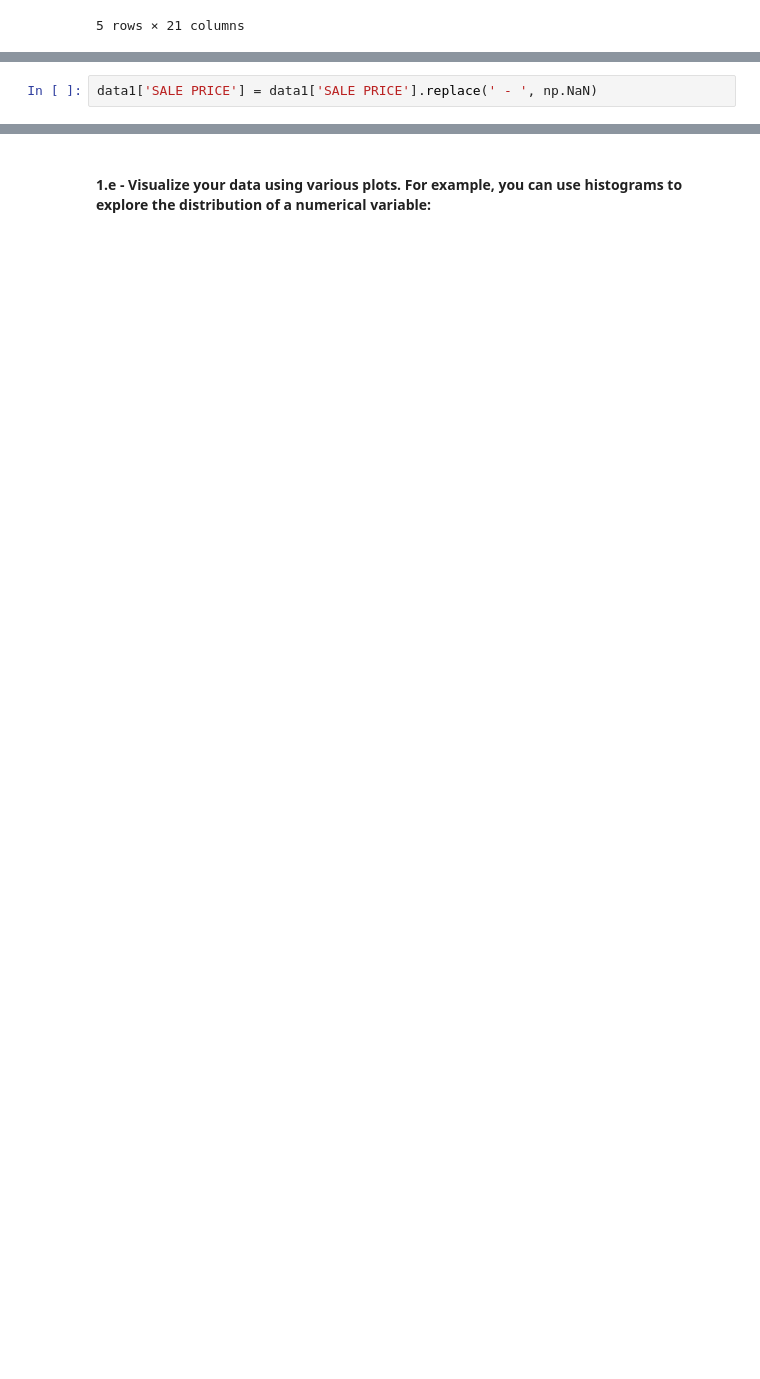
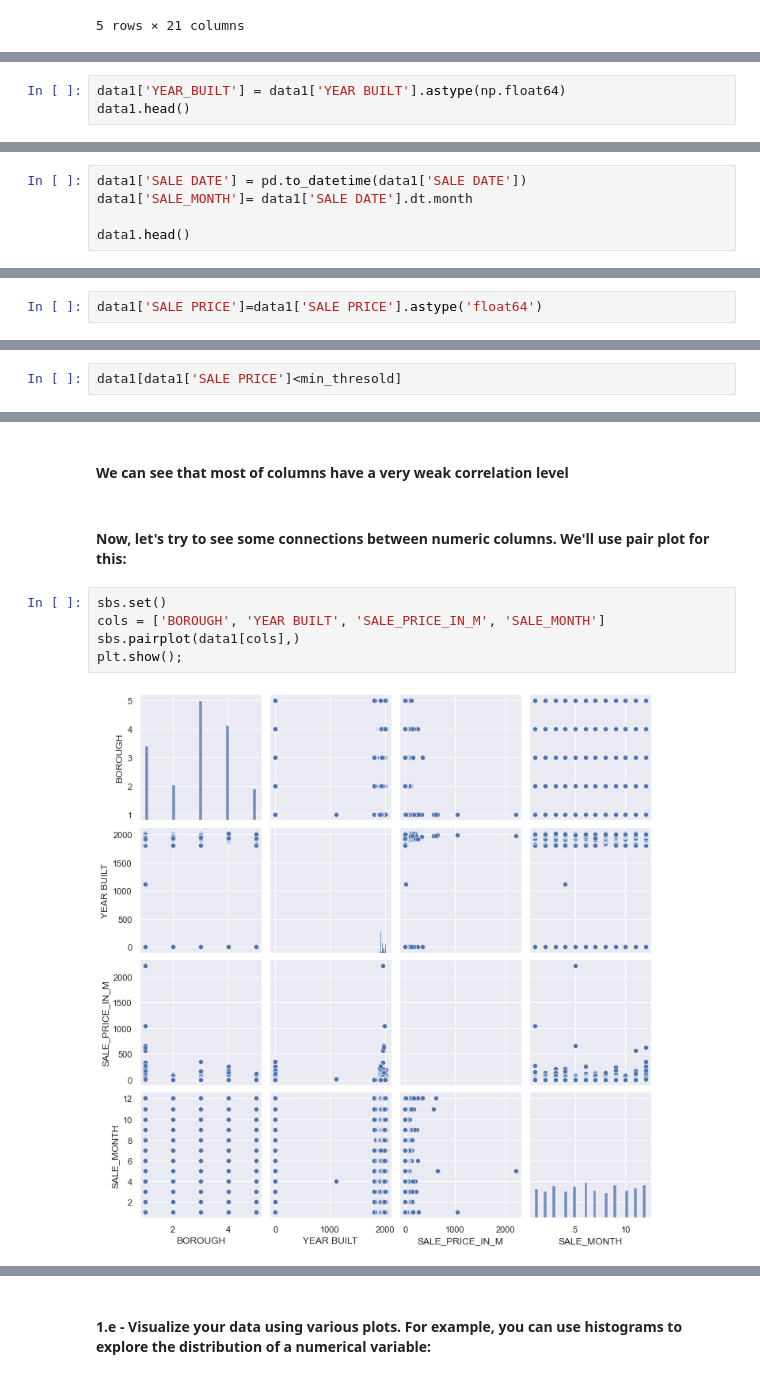
Before and after one commit to ridvan5886/Real-Estate-Sales-Records-in-NYC-Machine-Learning-Project-, a Jupyter notebook: Machine Learning Project.ipynb, the cells around one changed output, grey strips where cells are left out. Cells and saved outputs as stored; diff of their text form; blank space fills up the shorter version.

```diff
--- a/Machine Learning Project.ipynb
+++ b/Machine Learning Project.ipynb
@@ -194,0 +346,3 @@ dtype: int64
+# %%
+data1['YEAR_BUILT'] = data1['YEAR BUILT'].astype(np.float64)
+data1.head()
@@ -194,0 +358,5 @@ dtype: int64
+# %%
+data1['SALE DATE'] = pd.to_datetime(data1['SALE DATE'])
+data1['SALE_MONTH']= data1['SALE DATE'].dt.month
+
+data1.head()
@@ -194,0 +380,2 @@ dtype: int64
+# %%
+data1['SALE PRICE']=data1['SALE PRICE'].astype('float64')
@@ -200,2 +398,2 @@ array(['6625000', ' -  ', '3936272', ..., '408092', '11693337', '69300'],
 # %%
-data1['SALE PRICE'] = data1['SALE PRICE'].replace(' - ', np.NaN)
+data1[data1['SALE PRICE']<min_thresold]
@@ -207,0 +427,11 @@ See the caveats in the documentation: https://pandas.pydata.org/pandas-docs/stab
+# %% [markdown]
+#### We can see that most of columns have a very weak correlation level
+# %% [markdown]
+#### Now, let's try to see some connections between numeric columns. We'll use pair plot for this:
+# %%
+sbs.set()
+cols = ['BOROUGH', 'YEAR BUILT', 'SALE_PRICE_IN_M', 'SALE_MONTH']
+sbs.pairplot(data1[cols],)
+plt.show();
+# %% [output]
+[figure, added]
```
Also changed, not shown: parts of 139 cells of this notebook.
